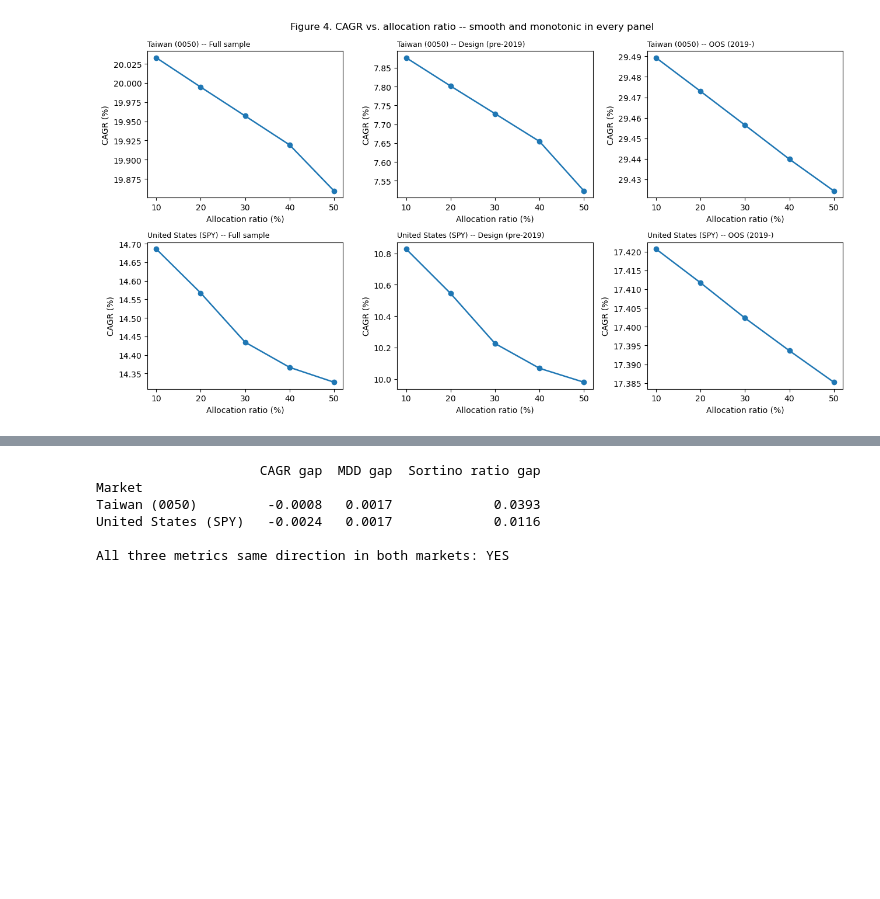
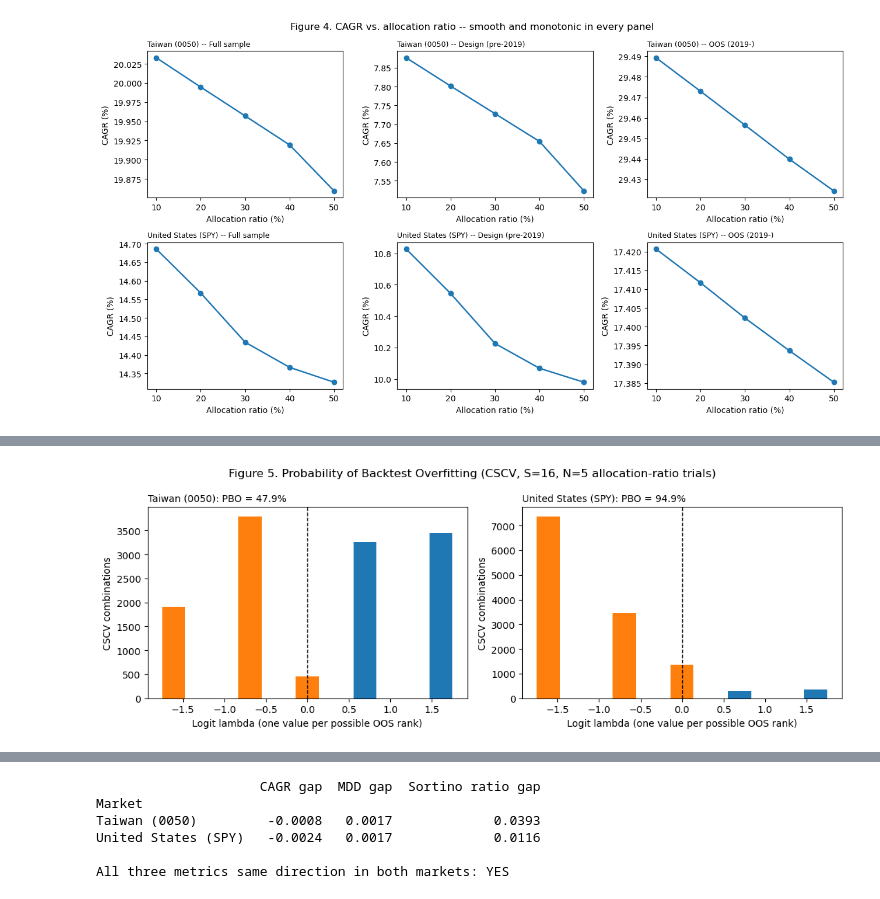
Before and after one commit to jerome-maker/tactical-cash-reserve-backtest, a Jupyter notebook: tactical_cash_reserve_backtest.ipynb, the cells around one changed output, grey strips where cells are left out. Cells and saved outputs as stored; diff of their text form; code cells hidden in the pictures; blank space fills up the shorter version.

```diff
--- a/tactical_cash_reserve_backtest.ipynb
+++ b/tactical_cash_reserve_backtest.ipynb
@@ -712,0 +825,23 @@ plt.show()
+# %%
+def pbo_bars(ax, result, N=5):
+    omega = 1.0 / (1.0 + np.exp(-result["lambdas"]))
+    ranks = np.round(omega * (N + 1)).astype(int)
+    rank_values = np.arange(1, N + 1)
+    rank_lambdas = np.log((rank_values / (N + 1)) / (1 - rank_values / (N + 1)))
+    counts = np.array([(ranks == r).sum() for r in rank_values])
+    colors = ["tab:orange" if lam <= 0 else "tab:blue" for lam in rank_lambdas]
+    ax.bar(rank_lambdas, counts, width=0.28, color=colors)
+    ax.axvline(0, color="black", lw=1, ls="--")
+    ax.set_xlabel("Logit lambda (one value per possible OOS rank)")
+    ax.set_ylabel("CSCV combinations")
+
+
+fig, axes = plt.subplots(1, 2, figsize=(11, 4))
+for ax, (market, result) in zip(axes, pbo_results.items()):
+    pbo_bars(ax, result)
+    ax.set_title(f"{market}: PBO = {result['pbo']:.1%}", fontsize=10, loc="left")
+plt.suptitle("Figure 5. Probability of Backtest Overfitting (CSCV, S=16, N=5 allocation-ratio trials)")
+plt.tight_layout()
+plt.show()
+# %% [output]
+[figure, added]
```
Also changed, not shown: parts of 12 cells of this notebook.
